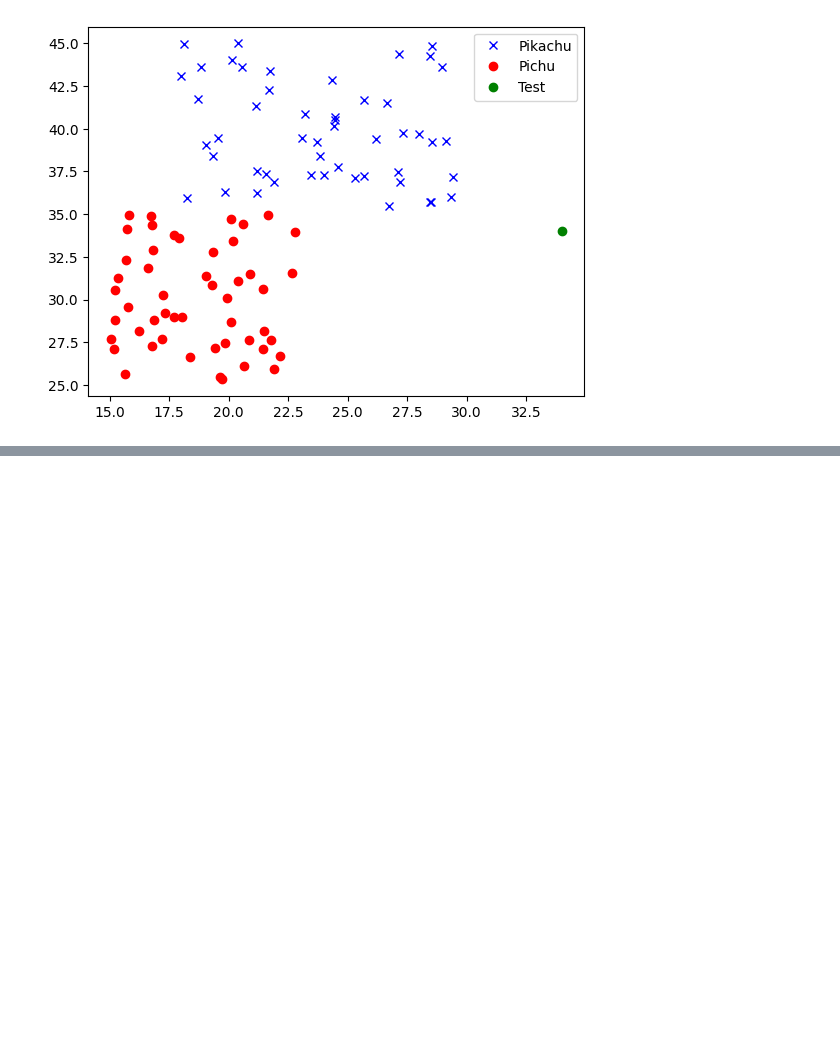
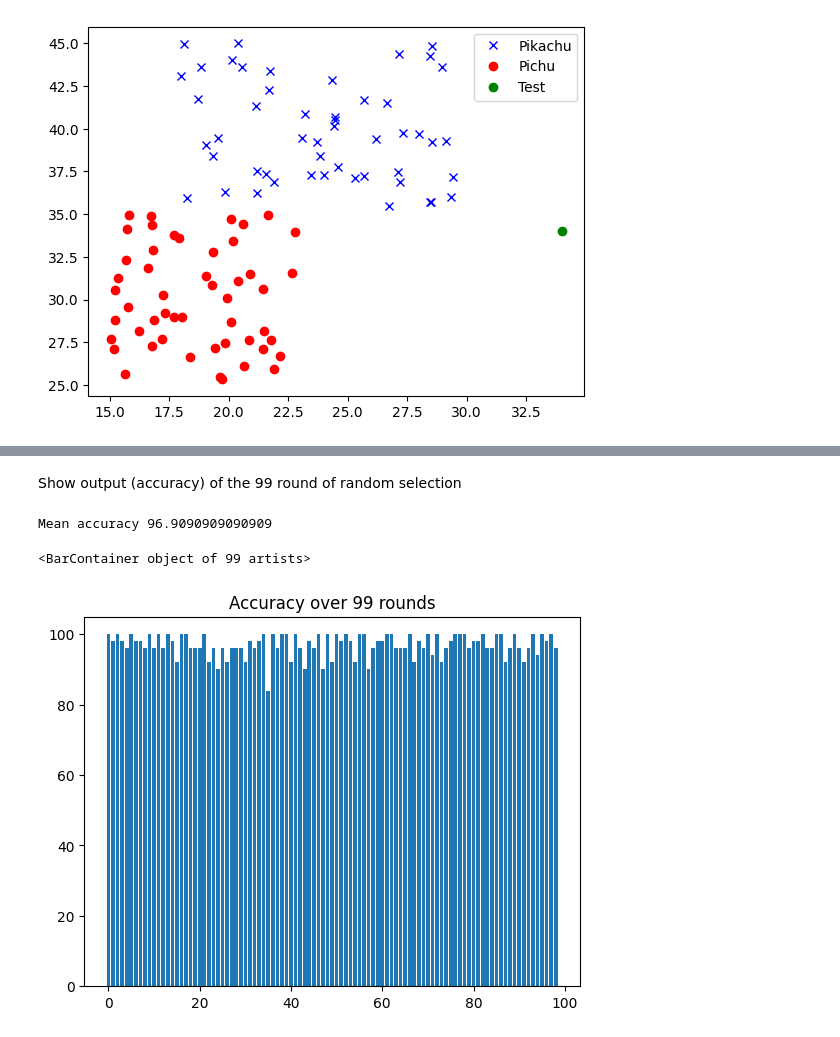
Before and after one commit to danlundh67/Python-Dan-Lund-OPA23, a Jupyter notebook: LAB1/classification.ipynb, the cells around one changed output, grey strips where cells are left out. Cells and saved outputs as stored; diff of their text form; code cells hidden in the pictures; blank space fills up the shorter version.

```diff
--- a/LAB1/classification.ipynb
+++ b/LAB1/classification.ipynb
@@ -376,0 +407,46 @@ x1+x2
+# %%
+totrounds=[]
+for z in range(1,100):
+    pikachu45= np.random.choice(range(0, 50),45, replace=False).tolist()
+    all=[x for x in range(0,50)]
+    testpikachu= [v for i, v in enumerate(all) if i not in sorted(pikachu45)]
+
+    pichu45=np.random.choice(range(0, 50),45, replace=False).tolist()
+    testpichu= [v for i, v in enumerate(all) if i not in sorted(pichu45)]
+
+
+    pichu_test=create_data(testpichu,vect2)
+    train_pichu=create_data(pichu45,vect2)
+
+    pikachu_test=create_data(testpikachu,vect1)
+    train_pikachu=create_data(pikachu45, vect1)
+
+    x1=CalcDist(pichu_test, train_pichu) # pichu FN distances
+    x2=CalcDist(pichu_test ,train_pikachu) # pikachu FP distances
+    x3=CalcDist(pikachu_test, train_pikachu) # pikachu TPs distances
+    x4=CalcDist(pikachu_test, train_pichu) # pichu TN distances
+
+    # Truncate the distance list to 5 points and put label on
+    # test sample so we know its origin [testpoint_id, dist, testorigin]
+
+    pika1true=typ5dist(pikachu_test, x3, 1)
+    pichu1false=typ5dist(pichu_test, x2, 3)
+    pichu1true=typ5dist(pichu_test, x1, 2)
+    pikachu5false=typ5dist(pikachu_test, x4, 4)
+    res1=judge2(sub_points_category(joinmerge(pikachu_test,pika1true, pikachu5false)),5)
+    res2=judge2(sub_points_category(joinmerge(pichu_test,pichu1true, pichu1false)),5)
+    totres=res1+res2
+    totrounds.append((totres[0]+totres[1])/(totres.sum())*100.00)
+# %% [markdown]
+Show output (accuracy) of the 99 round of random selection
+# %%
+print(f"Mean accuracy {np.array(totrounds).mean()} ")
+xstep=[x for x in range(0,99)]
+totrounds
+plt.figure()
+plt.title("Accuracy over 99 rounds")
+plt.bar(xstep,totrounds)
+# %% [output]
+Mean accuracy 96.9090909090909
+<BarContainer object of 99 artists>
+[figure, added]
```
Also changed, not shown: parts of 19 cells of this notebook.
